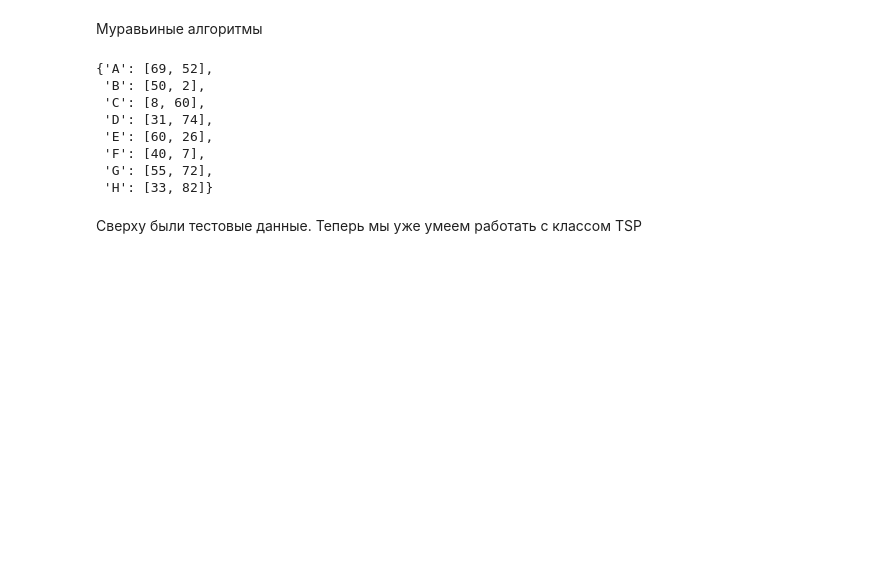
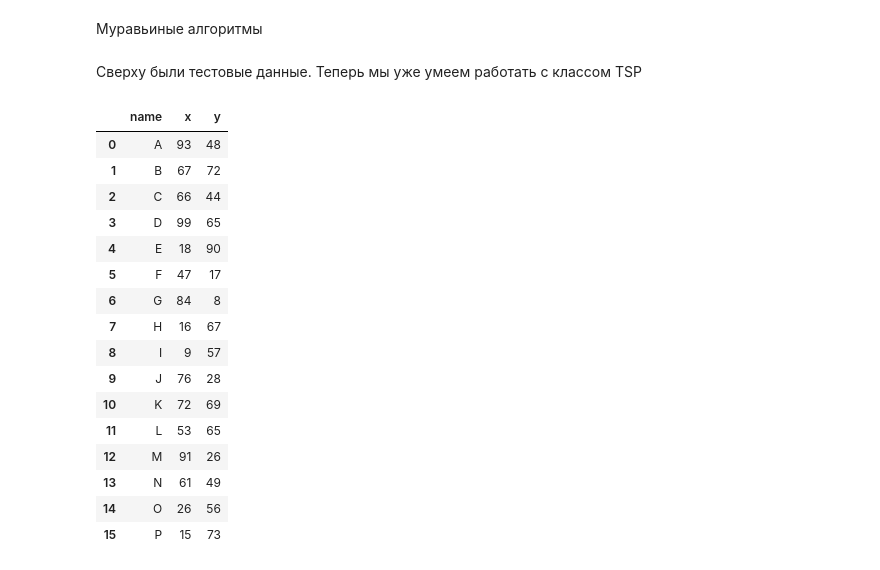
Before and after one commit to PolinaChubenko/TSP-solving-algoritms, a Jupyter notebook: ants.ipynb, the cells around one changed output. Drawn from its saved outputs; the diff is of its cells as text; code cells hidden in the pictures; blank space fills up the shorter version.

```diff
--- a/ants.ipynb
+++ b/ants.ipynb
@@ -24,11 +2,0 @@ d_cities = {
-# %%
-d_cities
-# %% [output]
-{'A': [69, 52],
- 'B': [50, 2],
- 'C': [8, 60],
- 'D': [31, 74],
- 'E': [60, 26],
- 'F': [40, 7],
- 'G': [55, 72],
- 'H': [33, 82]}
@@ -35,5 +10,30 @@ d_cities
 # %% [markdown]
 Сверху были тестовые данные. Теперь мы уже умеем работать с классом TSP
+# %%
+import pandas as pd
+
+cities_df = pd.read_csv('tests/16cities_1.txt', sep=' ', header=None)
+cities_df.columns = ['name', 'x', 'y']
+
+cities_df
+# %% [output]
+|  | name | x | y |
+| 0 | A | 93 | 48 |
+| 1 | B | 67 | 72 |
+| 2 | C | 66 | 44 |
+| 3 | D | 99 | 65 |
+| 4 | E | 18 | 90 |
+| 5 | F | 47 | 17 |
+| 6 | G | 84 | 8 |
+| 7 | H | 16 | 67 |
+| 8 | I | 9 | 57 |
+| 9 | J | 76 | 28 |
+| 10 | K | 72 | 69 |
+| 11 | L | 53 | 65 |
+| 12 | M | 91 | 26 |
+| 13 | N | 61 | 49 |
+| 14 | O | 26 | 56 |
+| 15 | P | 15 | 73 |
 # %%
 from algorithms.ant import AntColony
 from tsp import TSP
```
Also changed, not shown: parts of 7 cells of this notebook, 4 other files.
